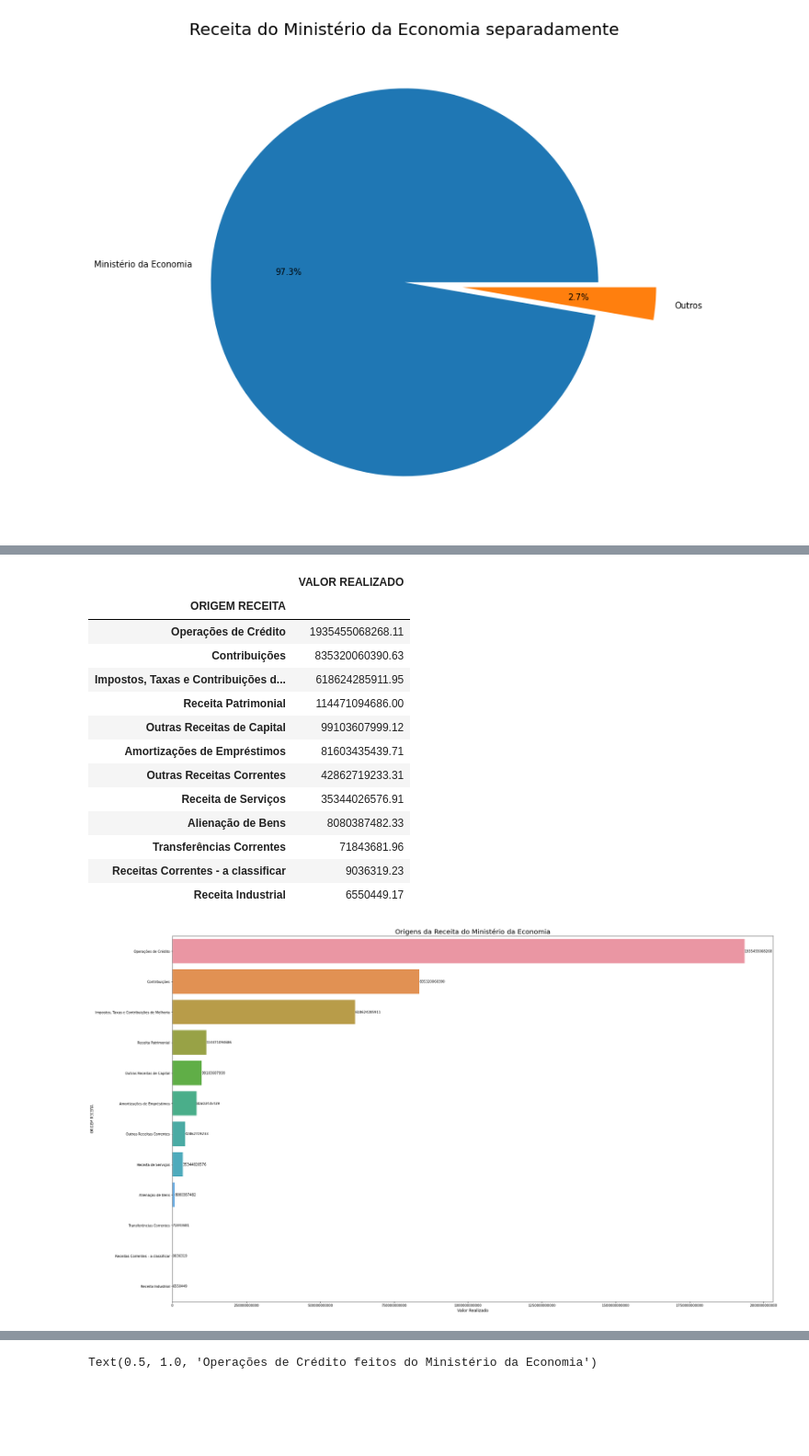
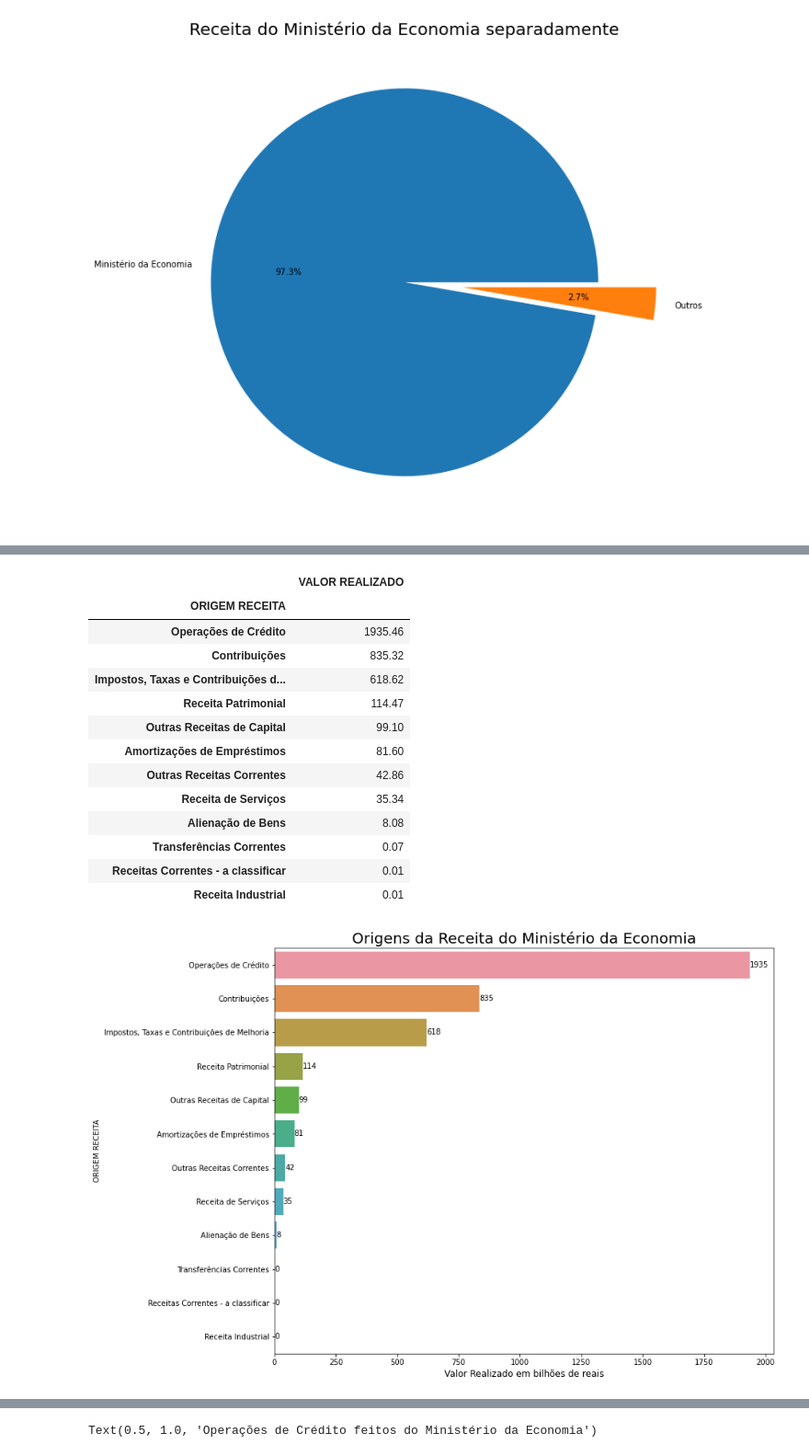
Before and after one commit to lalianza/portfolio, a Jupyter notebook: visualiza-o-receita-governo-2021.ipynb, the cells around one changed output, grey strips where cells are left out. Shown: that part at 92% size. Cells and saved outputs as stored; diff of their text form; code cells hidden in the pictures; blank space fills up the shorter version.

```diff
--- a/visualiza-o-receita-governo-2021.ipynb
+++ b/visualiza-o-receita-governo-2021.ipynb
@@ -221,33 +226,34 @@ dados_eco_agrupados_resultado.sort_values(by = 'VALOR REALIZADO', ascending=Fals
 #como não haver contrapartida, mas aqui isso termina prejudicando a análise e será retirado, juntamento com sem
 #informação.
 dados_eco_agrupados_resultado.drop(['Sem informação','Transferências de Capital'], inplace=True)
+dados_eco_agrupados_resultado['VALOR REALIZADO'] = dados_eco_agrupados_resultado['VALOR REALIZADO']/1000000000
 dados_eco_agrupados_resultado
 # %% [output]
 |  | VALOR REALIZADO |
 | ORIGEM RECEITA |  |
-| Operações de Crédito | 1935455068268.11 |
-| Contribuições | 835320060390.63 |
-| Impostos, Taxas e Contribuições d... | 618624285911.95 |
-| Receita Patrimonial | 114471094686.00 |
-| Outras Receitas de Capital | 99103607999.12 |
-| Amortizações de Empréstimos | 81603435439.71 |
-| Outras Receitas Correntes | 42862719233.31 |
-| Receita de Serviços | 35344026576.91 |
-| Alienação de Bens | 8080387482.33 |
-| Transferências Correntes | 71843681.96 |
-| Receitas Correntes - a classificar | 9036319.23 |
-| Receita Industrial | 6550449.17 |
+| Operações de Crédito | 1935.46 |
+| Contribuições | 835.32 |
+| Impostos, Taxas e Contribuições d... | 618.62 |
+| Receita Patrimonial | 114.47 |
+| Outras Receitas de Capital | 99.10 |
+| Amortizações de Empréstimos | 81.60 |
+| Outras Receitas Correntes | 42.86 |
+| Receita de Serviços | 35.34 |
+| Alienação de Bens | 8.08 |
+| Transferências Correntes | 0.07 |
+| Receitas Correntes - a classificar | 0.01 |
+| Receita Industrial | 0.01 |
 # %%
-ax = plt.figure(figsize=(32,20))
+ax = plt.figure(figsize=(12,10))
 
 ax = sns.barplot(data = dados_eco_agrupados_resultado, x='VALOR REALIZADO',
                   y=dados_eco_agrupados_resultado.index)
 ax.set_title('Origens da Receita do Ministério da Economia', fontsize=20)
-ax.set_xlabel('Valor Realizado',fontsize=12)
+ax.set_xlabel('Valor Realizado em bilhões de reais',fontsize=12)
 ax.bar_label(ax.containers[0], fmt='%d', padding=0)
 ax.ticklabel_format(style='plain', axis='x')
 # %% [output]
-[figure, old version]
+[figure, new version]
 # %%
 dados_cred = dados_eco[dados_eco['ORIGEM RECEITA'] == 'Operações de Crédito']
 dados_cred_agrupados = dados_cred.groupby(['DETALHAMENTO'])
```
Also changed, not shown: parts of 9 cells of this notebook.
